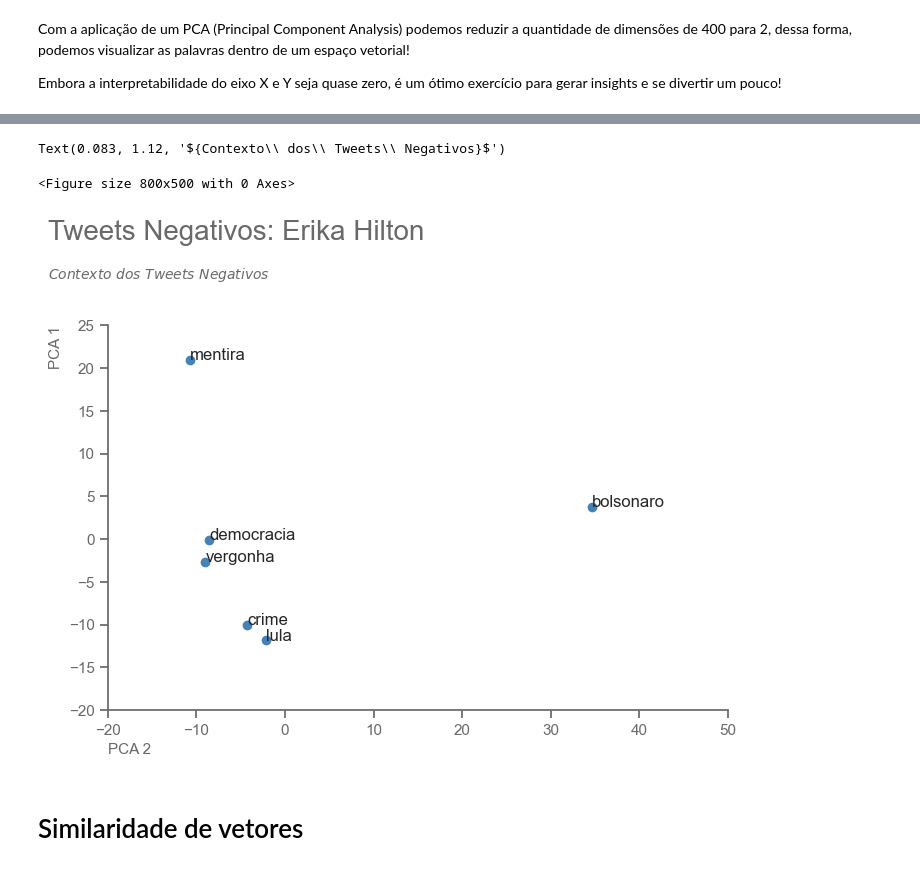
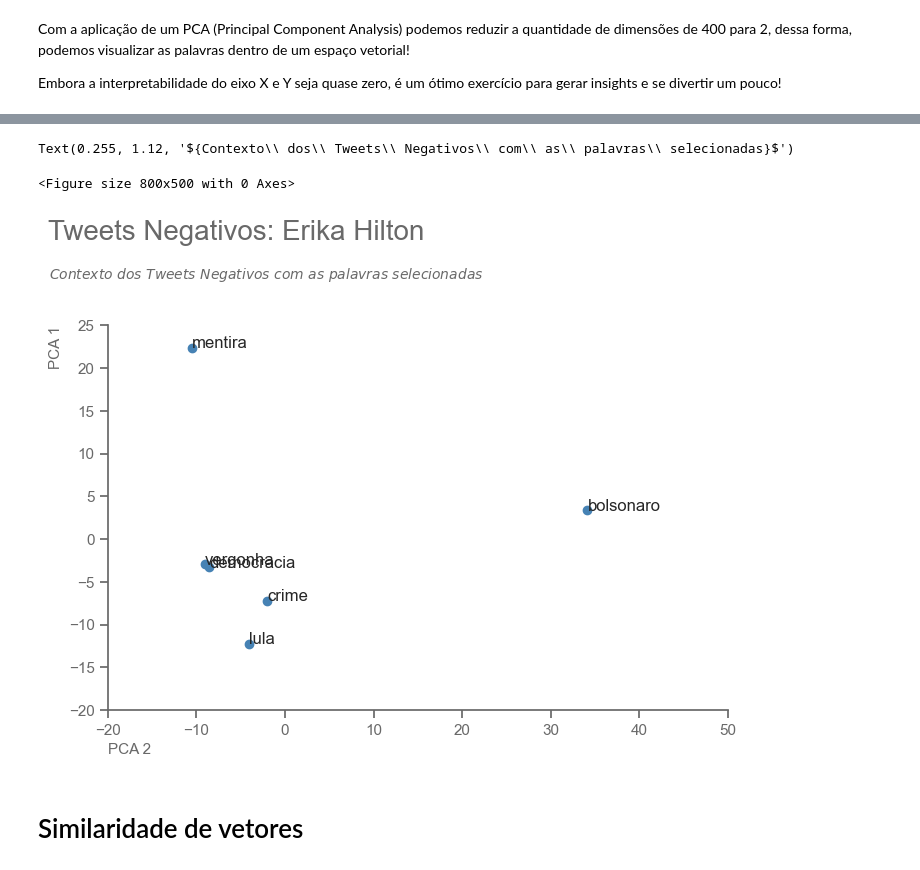
Before and after one commit to Bruno-Donato/projeto_tera, a Jupyter notebook: analise_contexto.ipynb, the cells around one changed output, grey strips where cells are left out. Cells and saved outputs as stored; diff of their text form; code cells hidden in the pictures.

```diff
--- a/analise_contexto.ipynb
+++ b/analise_contexto.ipynb
@@ -117,0 +114,3 @@ df_classif_erika_modelo_pos_ajuste['tokens_limpos'] = tokens
+# %%
+# Cria coluna com tokens sem stopwords no dataframe
+df_classif_erika_modelo_pos_ajuste['tokens_limpos'] = tokens_todos_tweets
@@ -170,0 +180,8 @@ tweets_negativos.sample(20)
+# %%
+#Instanciando Word2Vec para todos os tweets
+w2v_model = Word2Vec(sentences = df_classif_erika_modelo_pos_ajuste['tokens_limpos'],   # Passando listas de tokens tratados
+                     min_count=5,                                     # Mínimo de ocorrências para considerar a palavra
+                     vector_size=400,                                 # Dimensão final do embedding
+                     window=5,                                        # Janela de contexto
+                     seed = 42                                        # Definindo fator Pseudo aleatório
+                     )
@@ -171,9 +200,9 @@ tweets_negativos.sample(20)
 # %%
-#Instanciando Word2Vec
-w2v_model = Word2Vec(sentences = tweets_negativos['tokens_limpos'],   # Passando listas de tokens tratados
-                     min_count=5,                                     # Mínimo de ocorrências para considerar a palavra
-                     vector_size=400,                                 # Dimensão final do embedding
-                     window=5,                                        # Janela de contexto
-                     seed = 42                                        # Definindo fator Pseudo aleatório
-                     )
+#Instanciando Word2Vec para tweets negativos
+w2v_model_neg = Word2Vec(sentences = tweets_negativos['tokens_limpos'],   # Passando listas de tokens tratados
+                         min_count=5,                                     # Mínimo de ocorrências para considerar a palavra
+                         vector_size=400,                                 # Dimensão final do embedding
+                         window=5,                                        # Janela de contexto
+                         seed = 42                                        # Definindo fator Pseudo aleatório
+                        )
 # %%
@@ -213,35 +274,49 @@ palavras_pca = pca.fit_transform(x)
+# %%
+# Obtendo vetores das palavras
+palavra_vec_neg = []
+for i in palavras:
+    palavra_vec_neg.append(w2v_model_neg.wv.get_vector(i))
+
+# Padronizando os dados (subtrai média e divide pelo desvio padrão)
+x_neg = StandardScaler().fit_transform(palavra_vec_neg)
+
+# Instanciando PCA
+pca_neg = PCA(n_components=2)
+
+# Fitando PCA
+palavras_pca_neg = pca_neg.fit_transform(x_neg)
 # %%
 # Criando listas com valores do eixo x e y
 eixo_x = []
 eixo_y = []
-for i in palavras_pca:
+for i in palavras_pca_neg:
     eixo_x.append(i[0])
     eixo_y.append(i[1])
 
 # Plotando resultado
 plt.figure(figsize=(8, 5))
 fig, ax = plt.subplots(figsize=(8,5))
 ax.scatter(eixo_x, eixo_y, color = 'steelblue')
 ax.set_title('Tweets Negativos: Erika Hilton', fontsize=20, x=0.207, y=1.2, color="#696969")
 ax.set_xlim(-20,50)
 ax.set_ylim(-20,25)
 ax.spines['bottom'].set_color('#696969')
 ax.spines['left'].set_color('#696969')
 ax.tick_params(axis='x', colors='#696969')
 ax.tick_params(axis='y', colors='#696969')
 ax.set_ylabel("PCA 1", fontsize=11, loc="top", color="#696969")
 ax.set_xlabel("PCA 2", fontsize=11, loc="left", color="#696969")
 for i, txt in enumerate(palavras):
     ax.annotate(txt, (eixo_x[i], eixo_y[i]))
 
-subtitle_text = r"${Contexto\ dos\ Tweets\ Negativos}$"
+subtitle_text = r"${Contexto\ dos\ Tweets\ Negativos\ com\ as\ palavras\ selecionadas}$"
 
 # Add the subtitle with formatted text
-ax.text(0.083, 1.12, subtitle_text, transform=ax.transAxes, fontsize=10, ha='center', color='#696969')
+ax.text(0.255, 1.12, subtitle_text, transform=ax.transAxes, fontsize=10, ha='center', color='#696969')
 # %% [output]
-Text(0.083, 1.12, '${Contexto\\ dos\\ Tweets\\ Negativos}$')
+Text(0.255, 1.12, '${Contexto\\ dos\\ Tweets\\ Negativos\\ com\\ as\\ palavras\\ selecionadas}$')
 <Figure size 800x500 with 0 Axes>
-[figure, old version]
+[figure, new version]
 # %% [markdown]
 # Similaridade de vetores
 # %%
```
Also changed, not shown: parts of 36 cells of this notebook.
